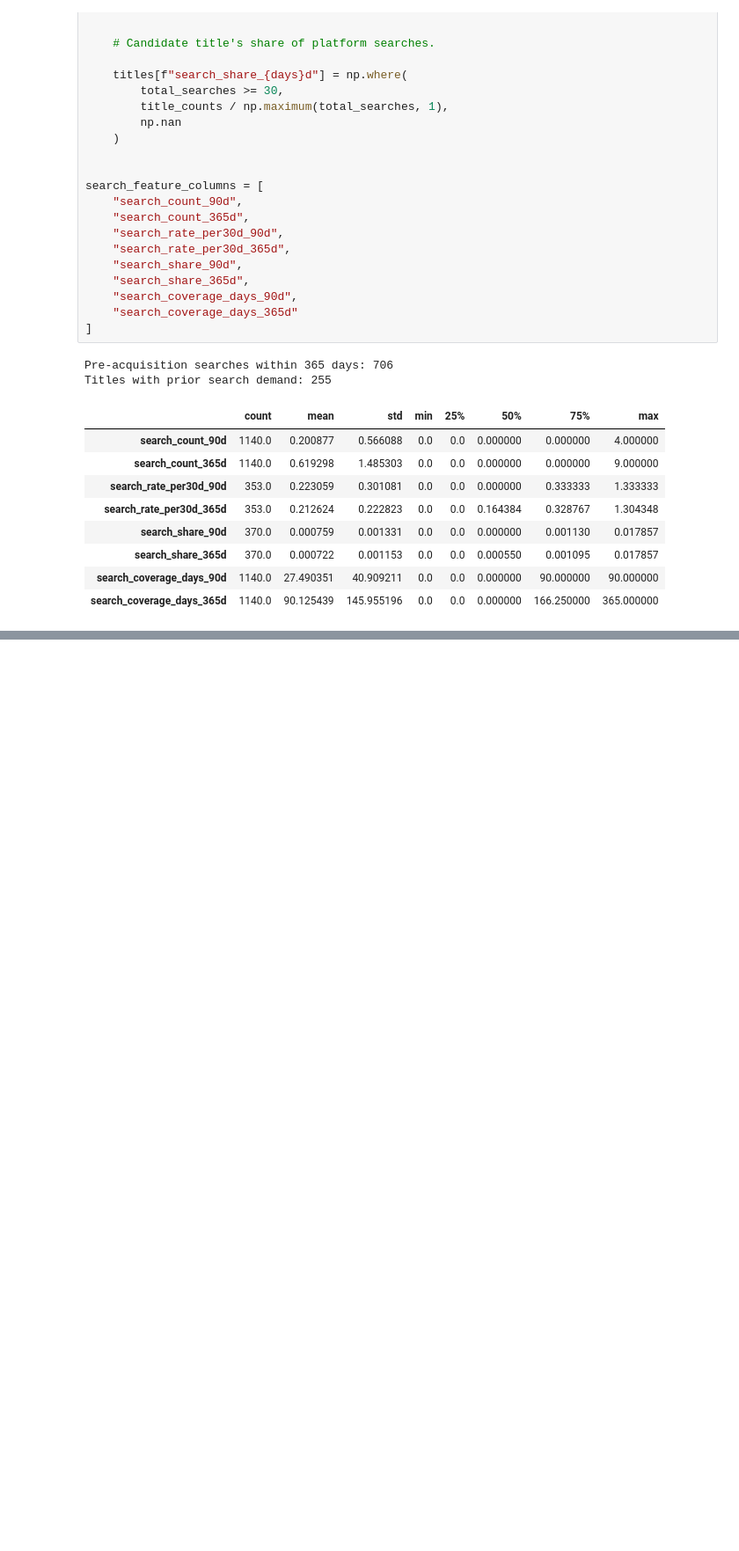
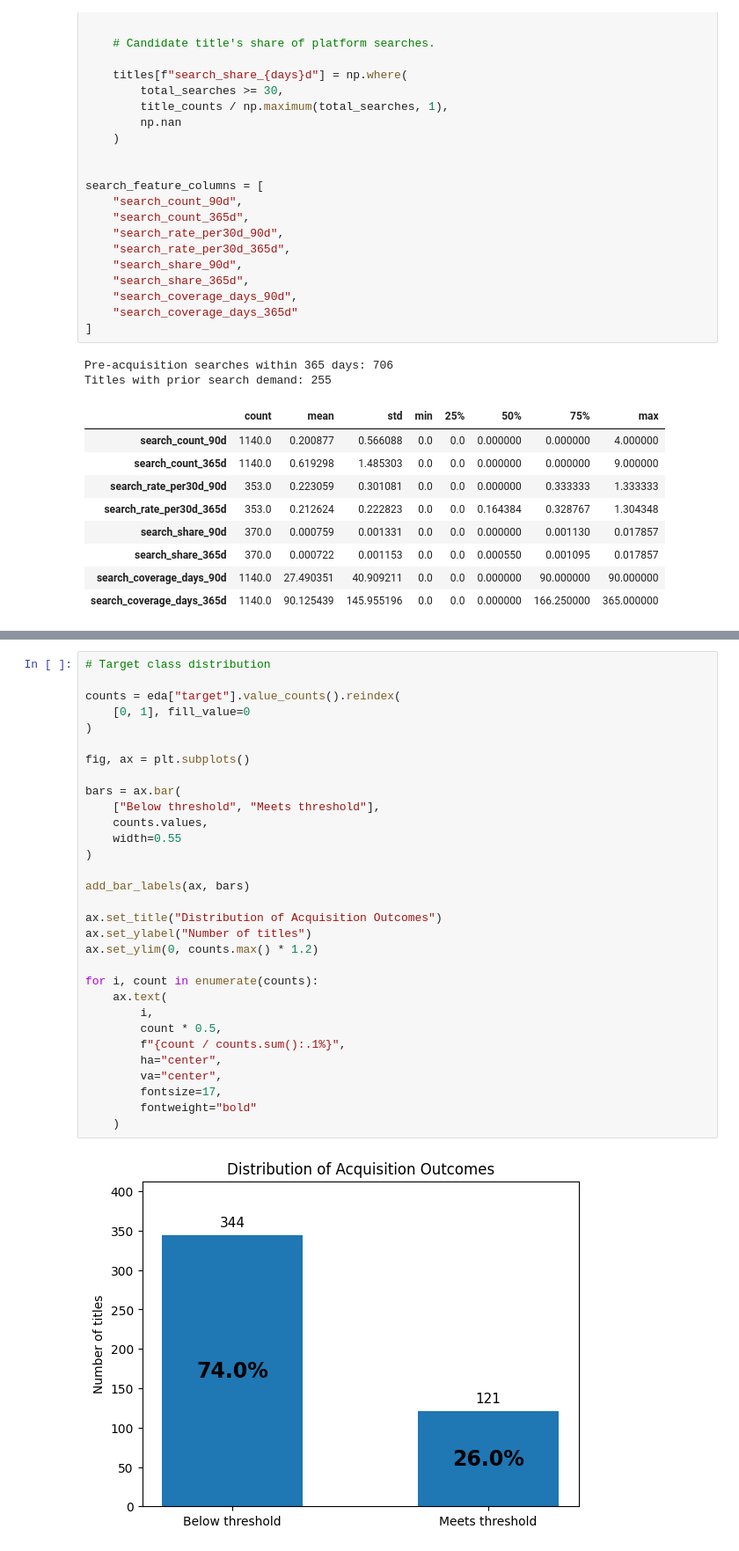
Before and after one commit to bjvvuuren/predict-play, a Jupyter notebook: modelling/SS3_PartB.ipynb, the cells around one changed output, grey strips where cells are left out. Shown at 88% size. Drawn from its saved outputs; the diff is of its cells as text; blank space fills up the shorter version.

```diff
--- a/modelling/SS3_PartB.ipynb
+++ b/modelling/SS3_PartB.ipynb
@@ -1180,0 +1243,33 @@ Titles with prior search demand: 255
+# %%
+# Target class distribution
+
+counts = eda["target"].value_counts().reindex(
+    [0, 1], fill_value=0
+)
+
+fig, ax = plt.subplots()
+
+bars = ax.bar(
+    ["Below threshold", "Meets threshold"],
+    counts.values,
+    width=0.55
+)
+
+add_bar_labels(ax, bars)
+
+ax.set_title("Distribution of Acquisition Outcomes")
+ax.set_ylabel("Number of titles")
+ax.set_ylim(0, counts.max() * 1.2)
+
+for i, count in enumerate(counts):
+    ax.text(
+        i,
+        count * 0.5,
+        f"{count / counts.sum():.1%}",
+        ha="center",
+        va="center",
+        fontsize=17,
+        fontweight="bold"
+    )
+# %% [output]
+[figure, added]
```
Also changed, not shown: parts of 6 cells of this notebook.
